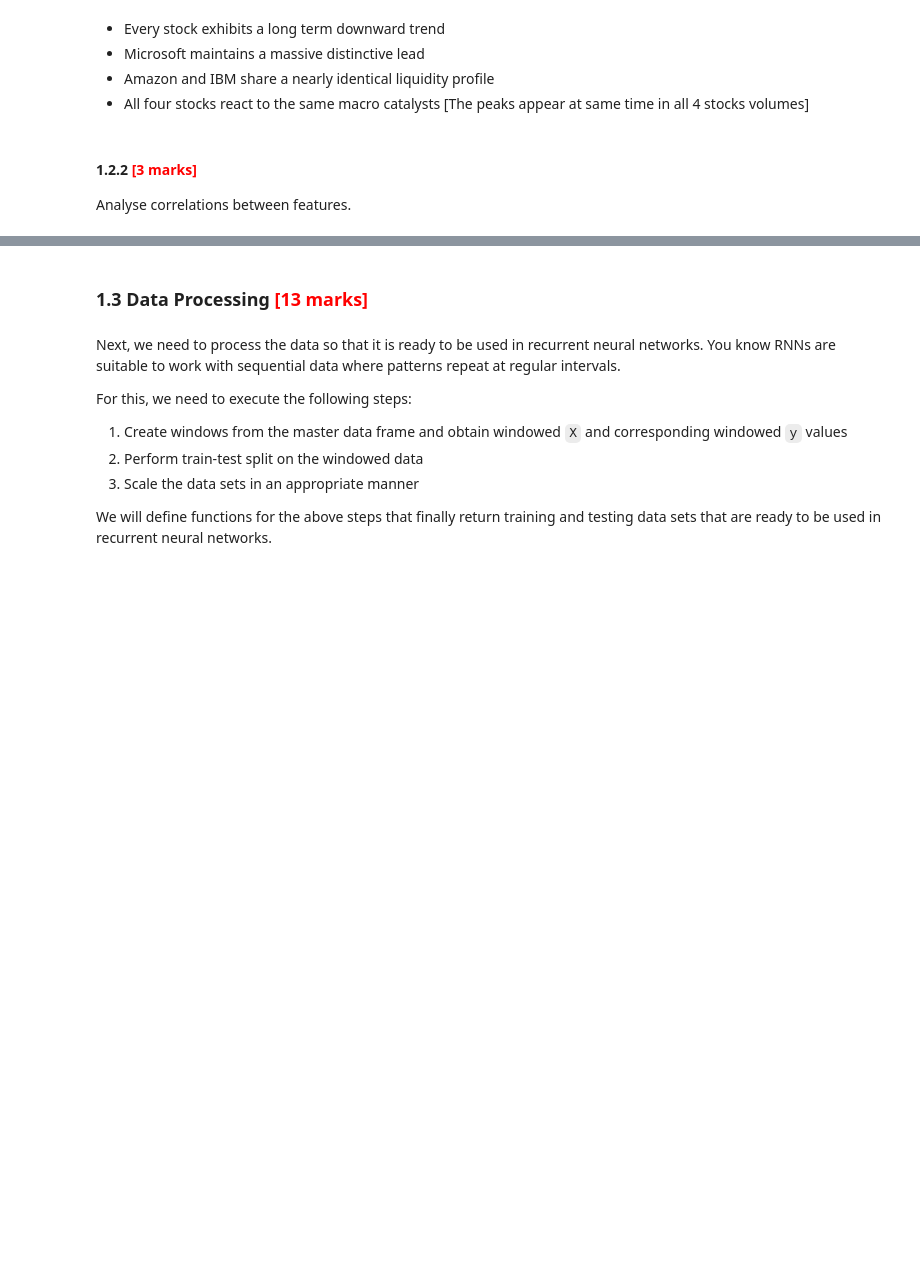
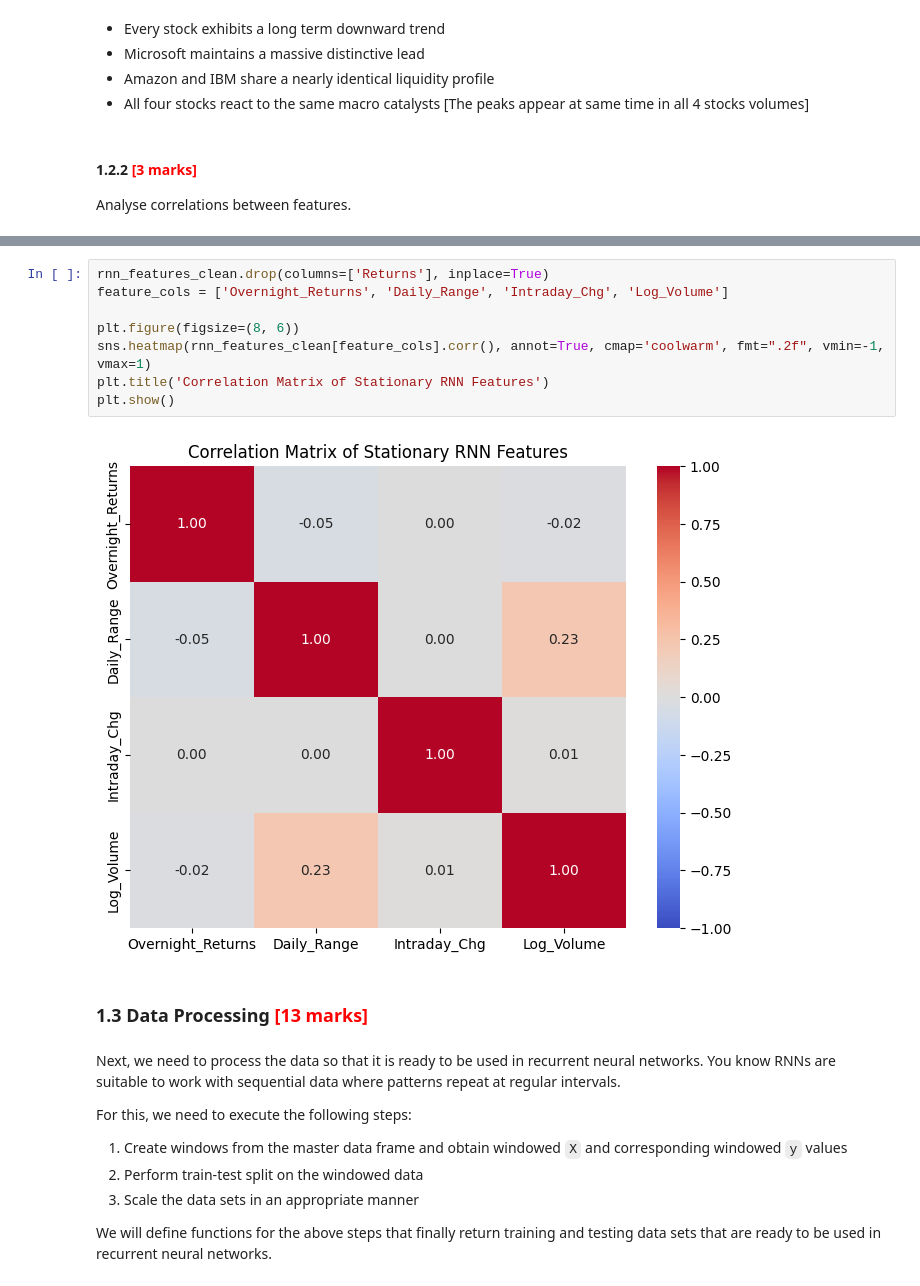
Before and after one commit to VFulara/RNN_Stock_Price_Prediction, a Jupyter notebook: RNN_Assg_Stock_Price_Prediction_Starter.ipynb, the cells around one changed output, grey strips where cells are left out. Drawn from its saved outputs; the diff is of its cells as text; blank space fills up the shorter version.

```diff
--- a/RNN_Assg_Stock_Price_Prediction_Starter.ipynb
+++ b/RNN_Assg_Stock_Price_Prediction_Starter.ipynb
@@ -230,3 +279,13 @@ Analyse correlations between features.
+# %%
+rnn_features_clean.drop(columns=['Returns'], inplace=True)
+feature_cols = ['Overnight_Returns', 'Daily_Range', 'Intraday_Chg', 'Log_Volume']
+
+plt.figure(figsize=(8, 6))
+sns.heatmap(rnn_features_clean[feature_cols].corr(), annot=True, cmap='coolwarm', fmt=".2f", vmin=-1, vmax=1)
+plt.title('Correlation Matrix of Stationary RNN Features')
+plt.show()
+# %% [output]
+[figure, added]
 # %% [markdown]
 ### **1.3 Data Processing** <font color =red> [13 marks] </font>
 # %% [markdown]
```
Also changed, not shown: parts of 5 cells of this notebook.
